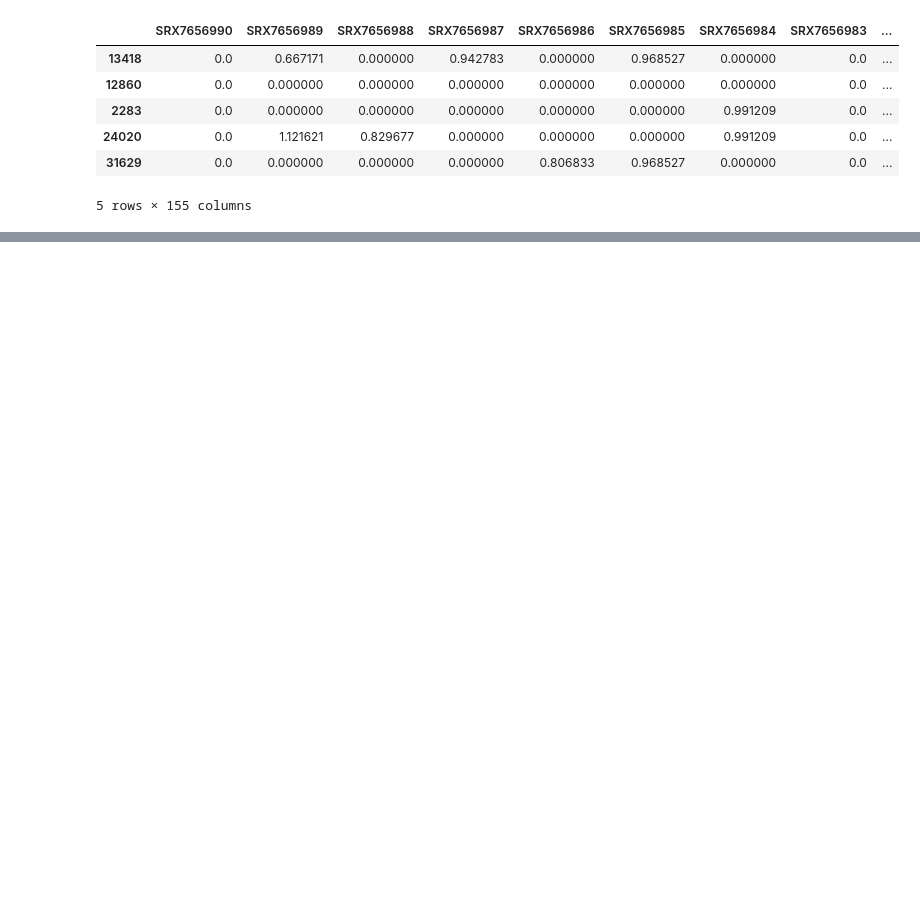
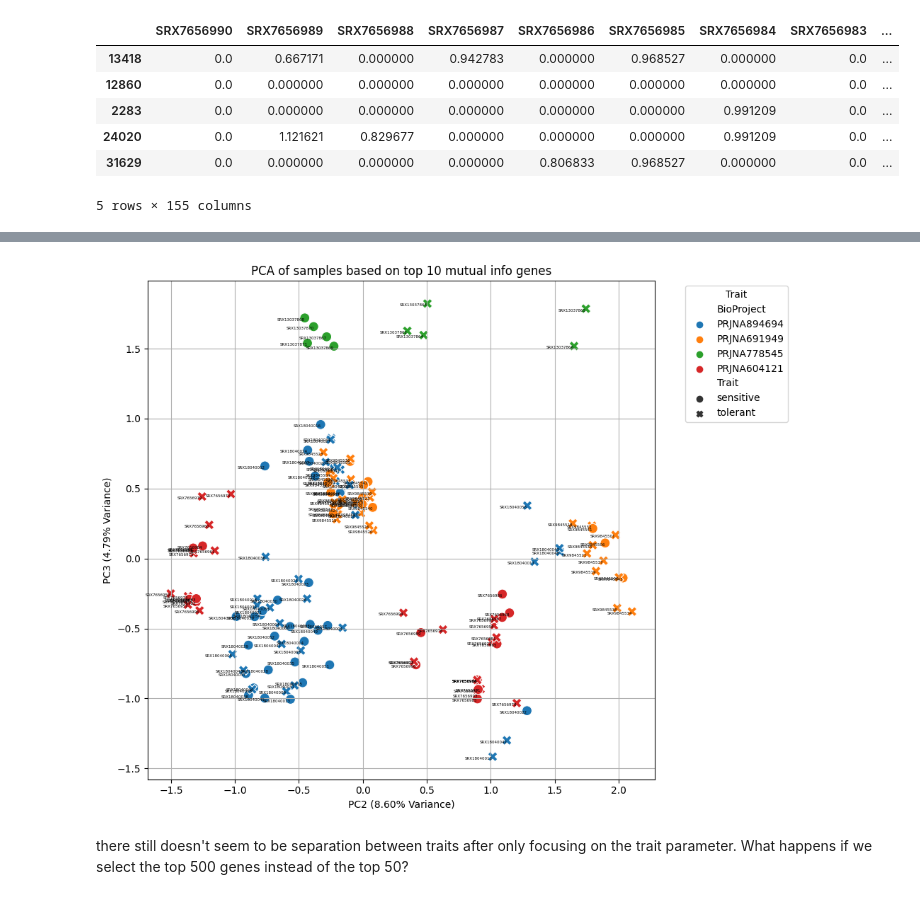
Before and after one commit to Resilience-Biomarkers-for-Aquaculture/Cvirg_Pmarinus_RNAseq, a Jupyter notebook: scripts/2025-01-03_RNAseq_all_AI_diffexp.ipynb, the cells around one changed output, grey strips where cells are left out. Drawn from its saved outputs; the diff is of its cells as text; code cells hidden in the pictures; blank space fills up the shorter version.

```diff
--- a/scripts/2025-01-03_RNAseq_all_AI_diffexp.ipynb
+++ b/scripts/2025-01-03_RNAseq_all_AI_diffexp.ipynb
@@ -549,0 +667,33 @@ plt.savefig("../analyses/2025-01-03_RNAseq_all_AI_diffexp/PCA_top_10_mutual_info
+# %%
+# Plot PC2 and 3 for Top 10 Genes (from analysis of top 50 most variable genes)
+plt.figure(figsize=(10, 8))
+sns.scatterplot(
+    data=pca_df,
+    x='PC2', y='PC3',
+    hue='BioProject',  # Color by treatment
+    style='Trait',    # Style points by batch
+    s=100
+)
+
+# Add sample ID annotations
+for i, row in pca_df.iterrows():
+    plt.text(
+        x=row['PC2'],
+        y=row['PC3'],
+        s=row['Sample'],
+        fontsize=4,
+        ha='right',
+        va='top'
+    )
+
+plt.title('PCA of samples based on top 10 mutual info genes')
+plt.xlabel(f'PC2 ({pca_top_10.explained_variance_ratio_[1]*100:.2f}% Variance)')
+plt.ylabel(f'PC3 ({pca_top_10.explained_variance_ratio_[2]*100:.2f}% Variance)')
+plt.legend(title='Trait', bbox_to_anchor=(1.05, 1), loc='upper left')
+plt.grid()
+plt.tight_layout()
+plt.show()
+# %% [output]
+[figure, added]
+# %% [markdown]
+there still doesn't seem to be separation between traits after only focusing on the trait parameter. What happens if we select the top 500 genes instead of the top 50?
```
Also changed, not shown: parts of 33 cells of this notebook.
